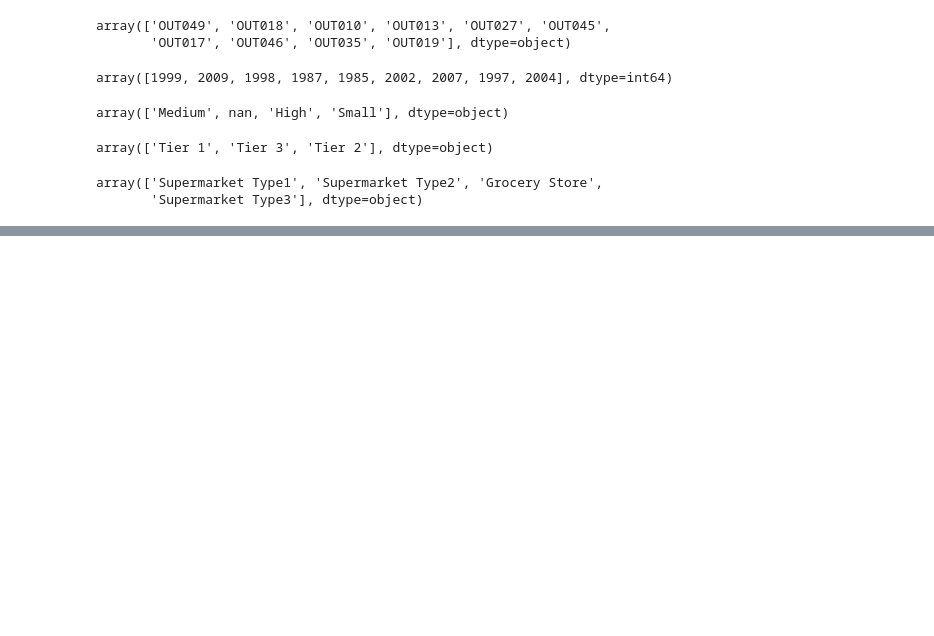
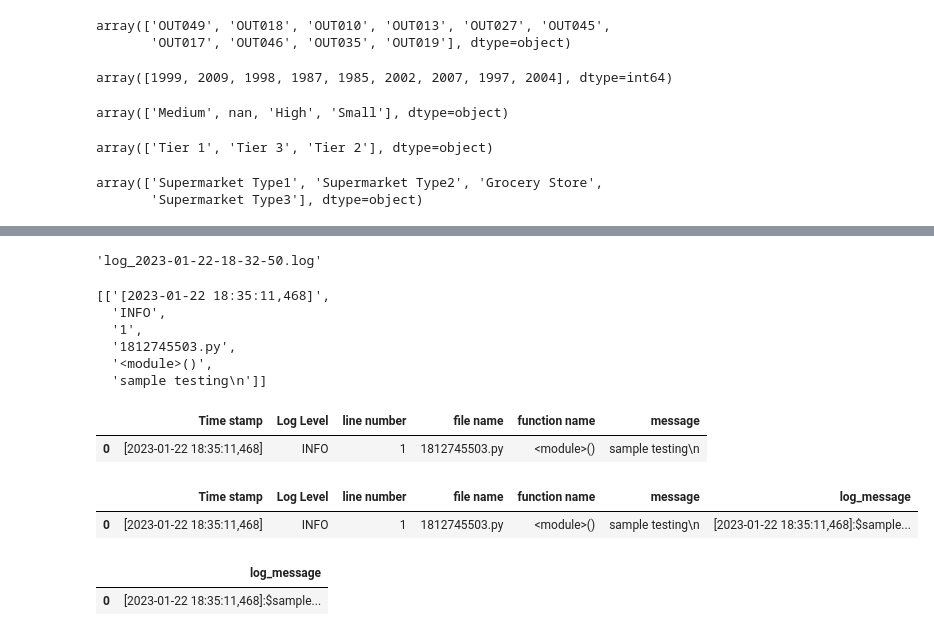
Before and after one commit to sumitbharti93/stores_sales_prediction, a Jupyter notebook: Notebook/exercise1.ipynb, the cells around one changed output, grey strips where cells are left out. Cells and saved outputs as stored; diff of their text form; code cells hidden in the pictures; blank space fills up the shorter version.

```diff
--- a/Notebook/exercise1.ipynb
+++ b/Notebook/exercise1.ipynb
@@ -94,0 +212,6 @@ array(['Supermarket Type1', 'Supermarket Type2', 'Grocery Store',
+# %%
+log_file_name = f'log_{current_time_stamp}.log'
+# %%
+log_file_name
+# %% [output]
+'log_2023-01-22-18-32-50.log'
@@ -94,0 +226,34 @@ array(['Supermarket Type1', 'Supermarket Type2', 'Grocery Store',
+# %%
+data=[]
+with open(log_file_name) as log_file:
+    for line in log_file.readlines():
+        data.append(line.split(";"))
+data
+# %% [output]
+[['[2023-01-22 18:35:11,468]',
+  'INFO',
+  '1',
+  '1812745503.py',
+  '<module>()',
+  'sample testing\n']]
+# %%
+log_df = pd.DataFrame(data)
+columns=["Time stamp","Log Level","line number","file name","function name","message"]
+log_df.columns=columns
+# %%
+log_df
+# %% [output]
+|  | Time stamp | Log Level | line number | file name | function name | message |
+| 0 | [2023-01-22 18:35:11,468] | INFO | 1 | 1812745503.py | <module>() | sample testing\n |
+# %%
+log_df["log_message"] = log_df['Time stamp'].astype(str) +":$"+ log_df["message"]
+# %%
+log_df
+# %% [output]
+|  | Time stamp | Log Level | line number | file name | function name | message | log_message |
+| 0 | [2023-01-22 18:35:11,468] | INFO | 1 | 1812745503.py | <module>() | sample testing\n | [2023-01-22 18:35:11,468]:$sample... |
+# %%
+log_df[["log_message"]]
+# %% [output]
+|  | log_message |
+| 0 | [2023-01-22 18:35:11,468]:$sample... |
```
Also changed, not shown: parts of 17 cells of this notebook, 19 other files.
